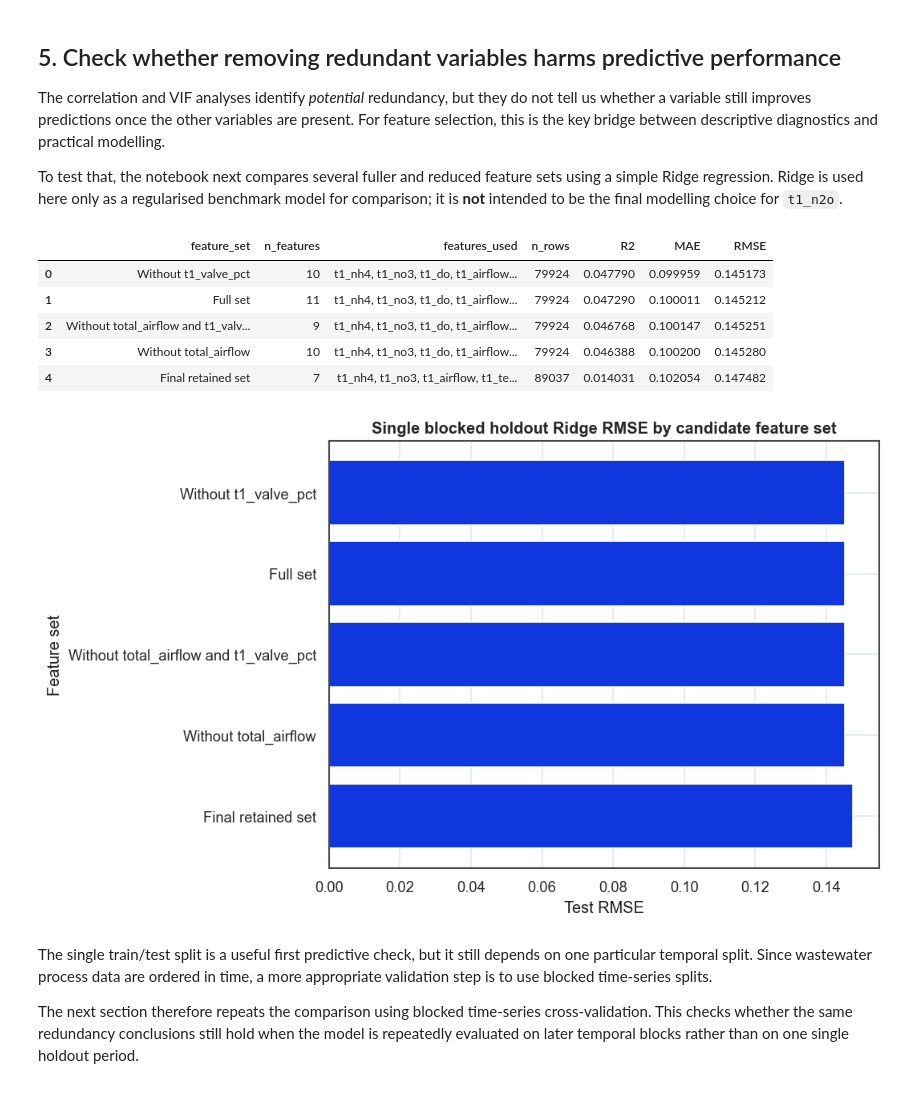
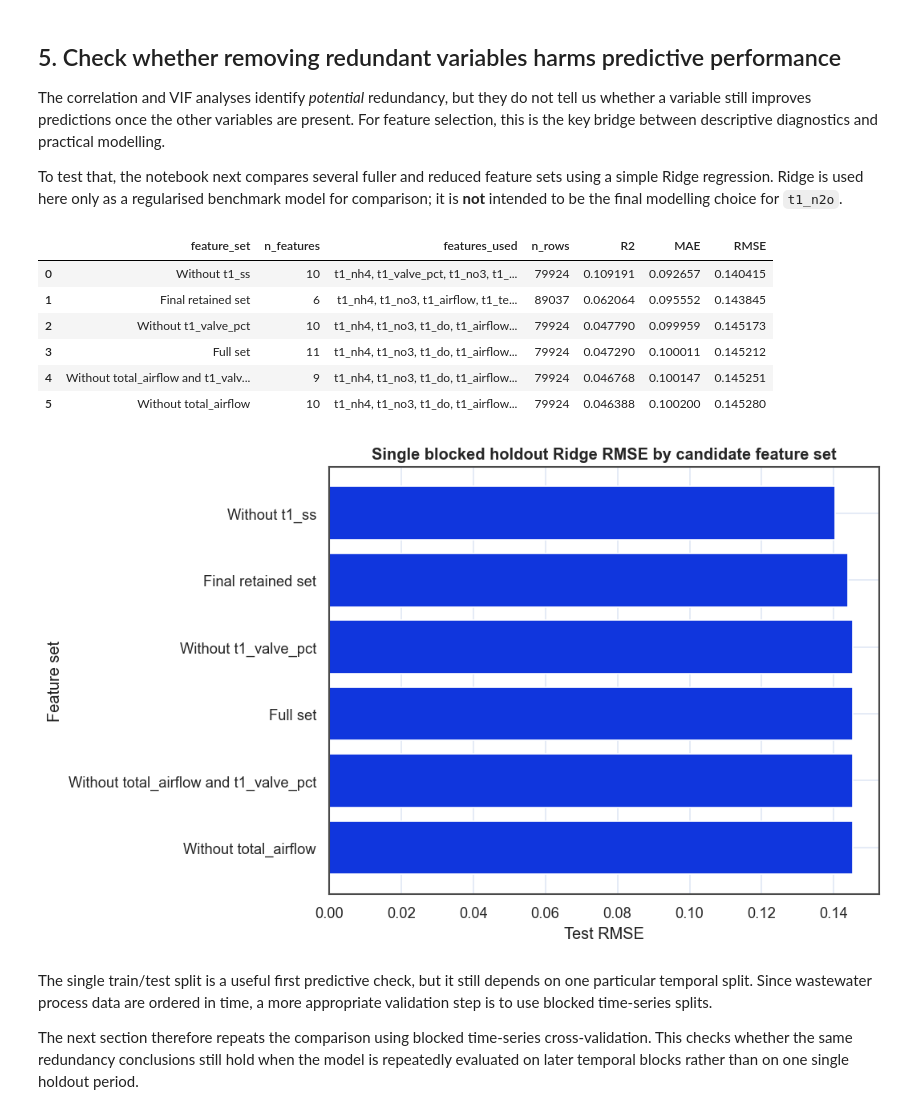
Before and after one commit to tom-mcarthur03/EDS_Design_Project, a Jupyter notebook: notebooks/feature_selection_complete.ipynb, the cells around one changed output. Saved outputs shown, nothing was run; the diff lists cells and outputs as text; code cells hidden in the pictures.

```diff
--- a/notebooks/feature_selection_complete.ipynb
+++ b/notebooks/feature_selection_complete.ipynb
@@ -523,13 +551,17 @@ feature_sets = {
         "t1_nh4", "t1_no3", "t1_do", "t1_airflow", "t1_temp",
         "total_airflow", "t1_do_sp", "t1_ss", "t1_po4", "inflow"
     ],
+     "Without t1_ss": [
+        "t1_nh4", "t1_valve_pct", "t1_no3", "t1_do", "t1_airflow", "t1_temp",
+        "total_airflow", "t1_do_sp", "t1_po4", "inflow"
+    ],
     "Without total_airflow and t1_valve_pct": [
         "t1_nh4", "t1_no3", "t1_do", "t1_airflow", "t1_temp",
         "t1_do_sp", "t1_ss", "t1_po4", "inflow"
     ],
     "Final retained set": [
         "t1_nh4", "t1_no3", "t1_airflow", "t1_temp",
-        "t1_ss", "t1_po4", "inflow"
+        "t1_po4", "inflow"
     ],
 }
 
@@ -557,39 +589,40 @@ for name, vars_used in feature_sets.items():
 
     ridge_model.fit(X_train, y_train)
     y_pred = ridge_model.predict(X_test)
 
     results.append({
         "feature_set": name,
         "n_features": len(vars_used),
         "features_used": ", ".join(vars_used),
         "n_rows": len(model_df),
         "R2": r2_score(y_test, y_pred),
         "MAE": mean_absolute_error(y_test, y_pred),
         "RMSE": np.sqrt(mean_squared_error(y_test, y_pred))
     })
 
 results_df = pd.DataFrame(results).sort_values("RMSE").reset_index(drop=True)
 display(results_df)
 
 fig, ax = plt.subplots(figsize=(9, 5.5))
 ax.barh(
     results_df["feature_set"][::-1],
     results_df["RMSE"][::-1],
     color=IMPERIAL_BLUE
 )
 ax.set_xlabel("Test RMSE")
 ax.set_ylabel("Feature set")
 ax.set_title("Single blocked holdout Ridge RMSE by candidate feature set")
 plt.tight_layout()
 plt.show()
 # %% [output]
 |  | feature_set | n_features | features_used | n_rows | R2 | MAE | RMSE |
-| 0 | Without t1_valve_pct | 10 | t1_nh4, t1_no3, t1_do, t1_airflow... | 79924 | 0.047790 | 0.099959 | 0.145173 |
-| 1 | Full set | 11 | t1_nh4, t1_no3, t1_do, t1_airflow... | 79924 | 0.047290 | 0.100011 | 0.145212 |
-| 2 | Without total_airflow and t1_valv... | 9 | t1_nh4, t1_no3, t1_do, t1_airflow... | 79924 | 0.046768 | 0.100147 | 0.145251 |
-| 3 | Without total_airflow | 10 | t1_nh4, t1_no3, t1_do, t1_airflow... | 79924 | 0.046388 | 0.100200 | 0.145280 |
-| 4 | Final retained set | 7 | t1_nh4, t1_no3, t1_airflow, t1_te... | 89037 | 0.014031 | 0.102054 | 0.147482 |
+| 0 | Without t1_ss | 10 | t1_nh4, t1_valve_pct, t1_no3, t1_... | 79924 | 0.109191 | 0.092657 | 0.140415 |
+| 1 | Final retained set | 6 | t1_nh4, t1_no3, t1_airflow, t1_te... | 89037 | 0.062064 | 0.095552 | 0.143845 |
+| 2 | Without t1_valve_pct | 10 | t1_nh4, t1_no3, t1_do, t1_airflow... | 79924 | 0.047790 | 0.099959 | 0.145173 |
+| 3 | Full set | 11 | t1_nh4, t1_no3, t1_do, t1_airflow... | 79924 | 0.047290 | 0.100011 | 0.145212 |
+| 4 | Without total_airflow and t1_valv... | 9 | t1_nh4, t1_no3, t1_do, t1_airflow... | 79924 | 0.046768 | 0.100147 | 0.145251 |
+| 5 | Without total_airflow | 10 | t1_nh4, t1_no3, t1_do, t1_airflow... | 79924 | 0.046388 | 0.100200 | 0.145280 |
-[figure, old version]
+[figure, new version]
 # %% [markdown]
 The single train/test split is a useful first predictive check, but it still depends on one particular temporal split. Since wastewater process data are ordered in time, a more appropriate validation step is to use blocked time-series splits.
 
```
Also changed, not shown: parts of 7 cells of this notebook.
